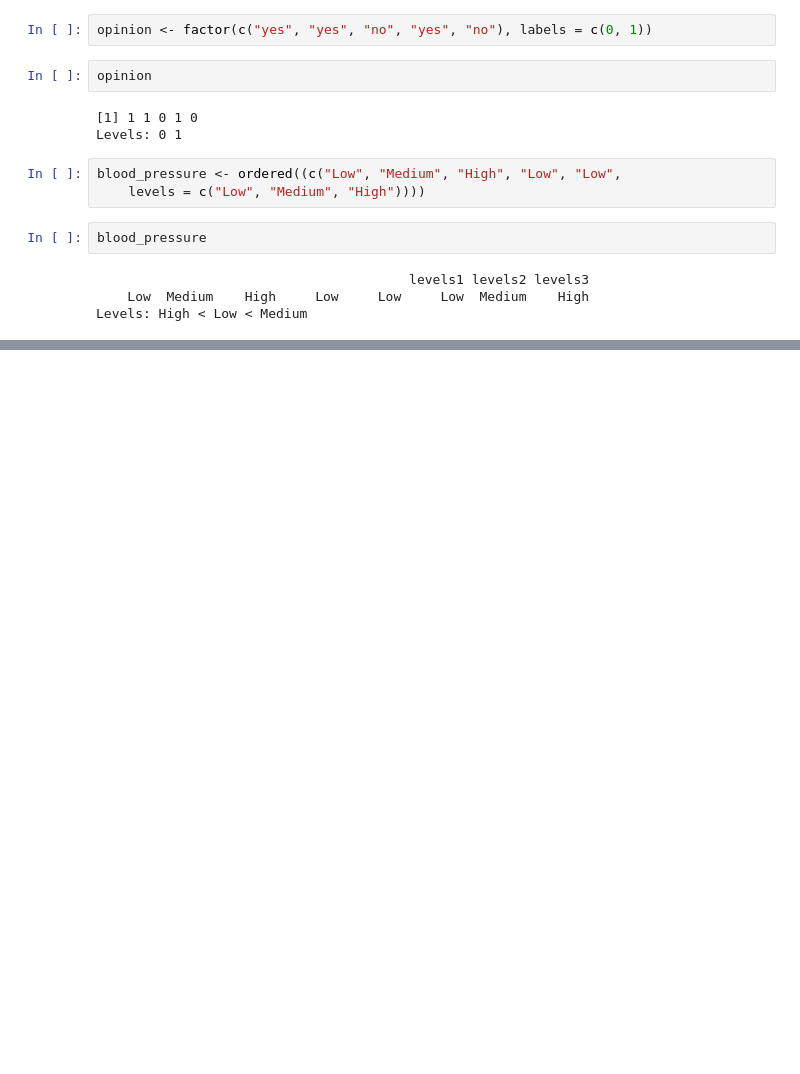
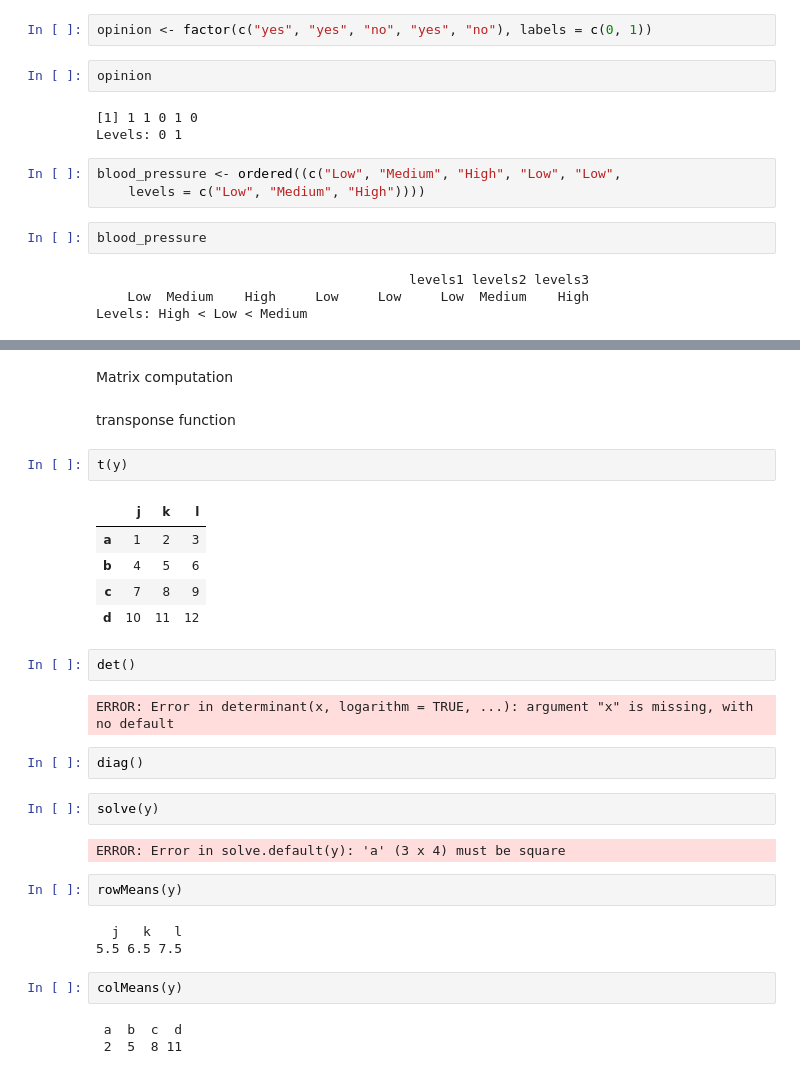
Before and after one commit to bedezub/intro-to-R, a Jupyter notebook: data_structure.ipynb, the cells around one changed output, grey strips where cells are left out. Cells and saved outputs as stored; diff of their text form; blank space fills up the shorter version.

```diff
--- a/data_structure.ipynb
+++ b/data_structure.ipynb
@@ -191,0 +305,32 @@ Levels: High < Low < Medium
+# %% [markdown]
+Matrix computation
+# %% [markdown]
+transponse function
+# %%
+t(y)
+# %% [output]
+|  | j | k | l |
+| a | 1 | 2 | 3 |
+| b | 4 | 5 | 6 |
+| c | 7 | 8 | 9 |
+| d | 10 | 11 | 12 |
+# %%
+det()
+# %% [output]
+ERROR: Error in determinant(x, logarithm = TRUE, ...): argument "x" is missing, with no default
+# %%
+diag()
+# %%
+solve(y)
+# %% [output]
+ERROR: Error in solve.default(y): 'a' (3 x 4) must be square
+# %%
+rowMeans(y)
+# %% [output]
+  j   k   l
+5.5 6.5 7.5
+# %%
+colMeans(y)
+# %% [output]
+ a  b  c  d
+ 2  5  8 11
```
Also changed, not shown: parts of 80 cells of this notebook.
